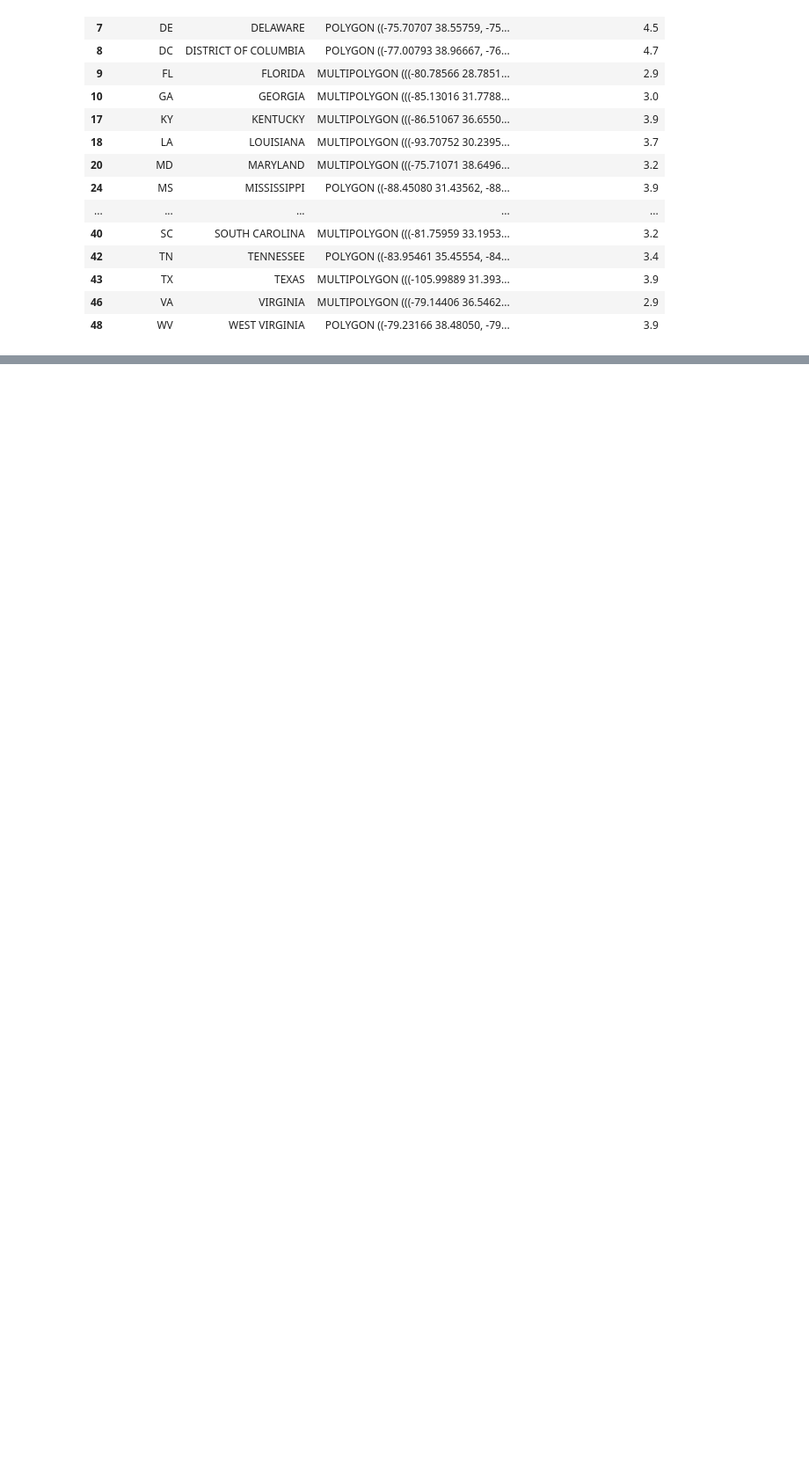
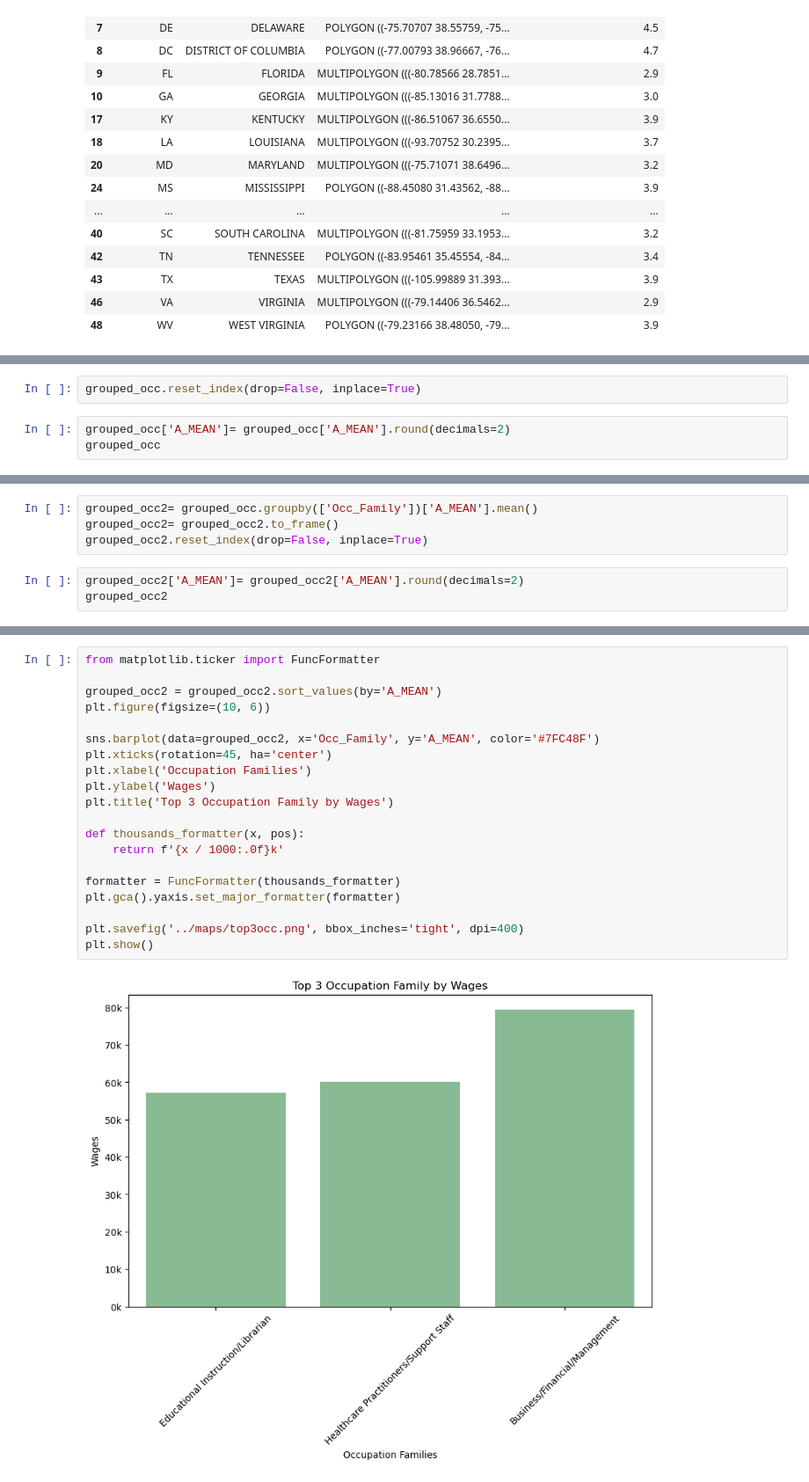
Before and after one commit to mhm516/HBCU_Analysis_Capstone, a Jupyter notebook: notebook/wages_analysis.ipynb, the cells around one changed output, grey strips where cells are left out. Shown at 88% size. Drawn from its saved outputs; the diff is of its cells as text; blank space fills up the shorter version.

```diff
--- a/notebook/wages_analysis.ipynb
+++ b/notebook/wages_analysis.ipynb
@@ -294,0 +424,5 @@ ax.axis('off');
+# %%
+grouped_occ.reset_index(drop=False, inplace=True)
+# %%
+grouped_occ['A_MEAN']= grouped_occ['A_MEAN'].round(decimals=2)
+grouped_occ
@@ -294,0 +443,7 @@ ax.axis('off');
+# %%
+grouped_occ2= grouped_occ.groupby(['Occ_Family'])['A_MEAN'].mean()
+grouped_occ2= grouped_occ2.to_frame()
+grouped_occ2.reset_index(drop=False, inplace=True)
+# %%
+grouped_occ2['A_MEAN']= grouped_occ2['A_MEAN'].round(decimals=2)
+grouped_occ2
@@ -294,0 +455,22 @@ ax.axis('off');
+# %%
+from matplotlib.ticker import FuncFormatter
+
+grouped_occ2 = grouped_occ2.sort_values(by='A_MEAN')
+plt.figure(figsize=(10, 6))
+
+sns.barplot(data=grouped_occ2, x='Occ_Family', y='A_MEAN', color='#7FC48F')
+plt.xticks(rotation=45, ha='center')
+plt.xlabel('Occupation Families')
+plt.ylabel('Wages')
+plt.title('Top 3 Occupation Family by Wages')
+
+def thousands_formatter(x, pos):
+    return f'{x / 1000:.0f}k'
+
+formatter = FuncFormatter(thousands_formatter)
+plt.gca().yaxis.set_major_formatter(formatter)
+
+plt.savefig('../maps/top3occ.png', bbox_inches='tight', dpi=400)
+plt.show()
+# %% [output]
+[figure, added]
```
Also changed, not shown: parts of 18 cells of this notebook.
